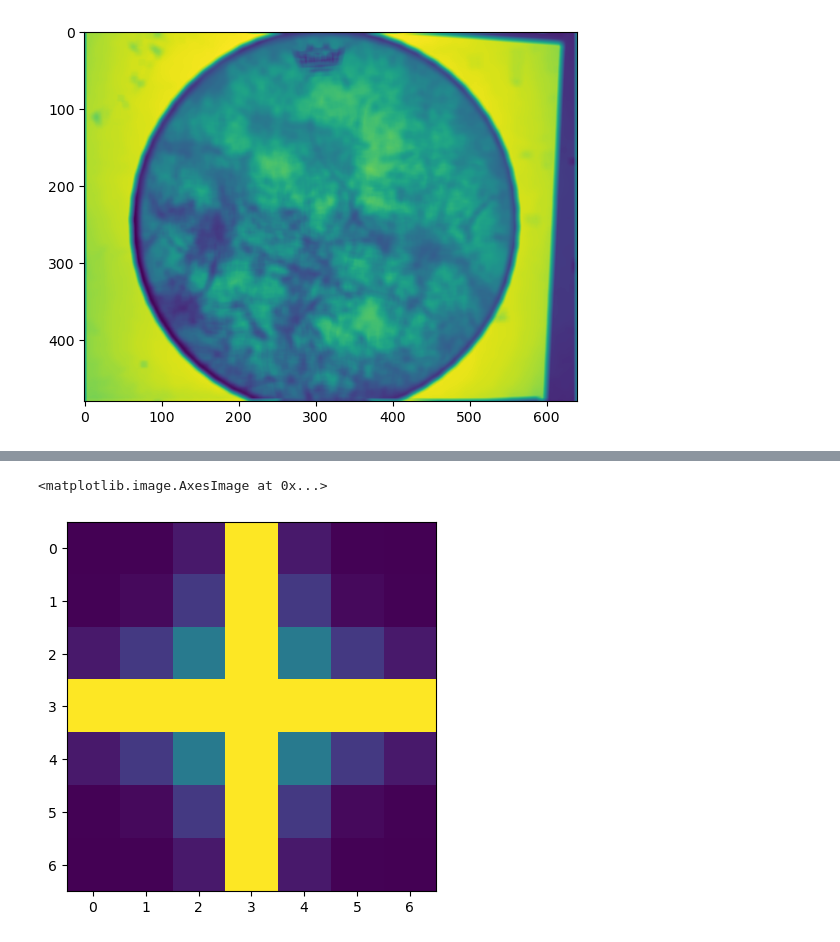
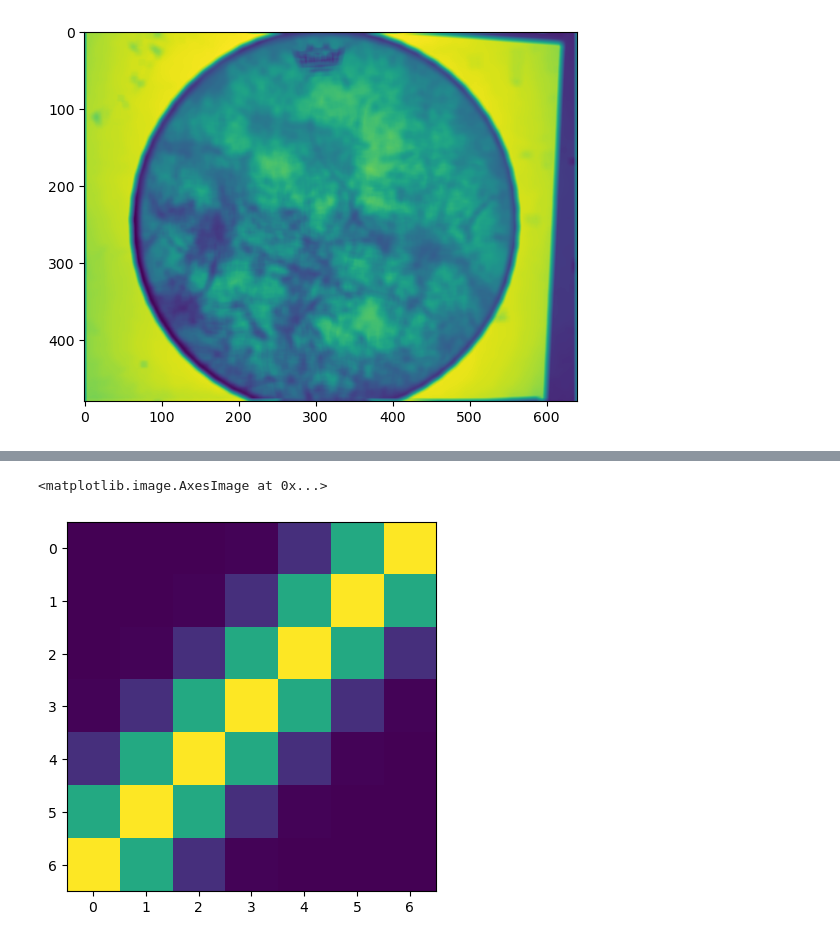
Before and after one commit to wernst24/bobdiffusion, a Jupyter notebook: experiment.ipynb, the cells around one changed output, grey strips where cells are left out. Drawn from its saved outputs; the diff is of its cells as text; code cells hidden in the pictures.

Commit message:
angled gaussian working

```diff
--- a/experiment.ipynb
+++ b/experiment.ipynb
@@ -98,13 +98,6 @@ True
 # %%
 def a_diffusion(img, ksize, sigma=1):
     pass
-# %%
-img = np.array([[angled_gaussian(x, y, np.pi/2, .9) for x in range(-3, 4)] for y in range(-3, 4)])
-img /= img.mean()
-plt.imshow(img)
-# %% [output]
-<matplotlib.image.AxesImage at 0x...>
-[figure, removed]
 # %%
 angle = np.pi * 2
 coherence = 0.5
@@ -131,3 +124,10 @@ def angled_gaussian(x, y, theta, coherence, sigma=1):
     rtsr = RtSR(theta, coherence, sigma)
     xtax = xtAx(np.array([x, y]), rtsr)
     return np.exp(-1*xtax)
+# %%
+img = np.array([[angled_gaussian(x, y, np.pi/4, 1) for x in range(-3, 4)] for y in range(-3, 4)])
+img /= img.mean()
+plt.imshow(img)
+# %% [output]
+<matplotlib.image.AxesImage at 0x...>
+[figure, added]
```
Also changed, not shown: parts of 2 cells of this notebook.
